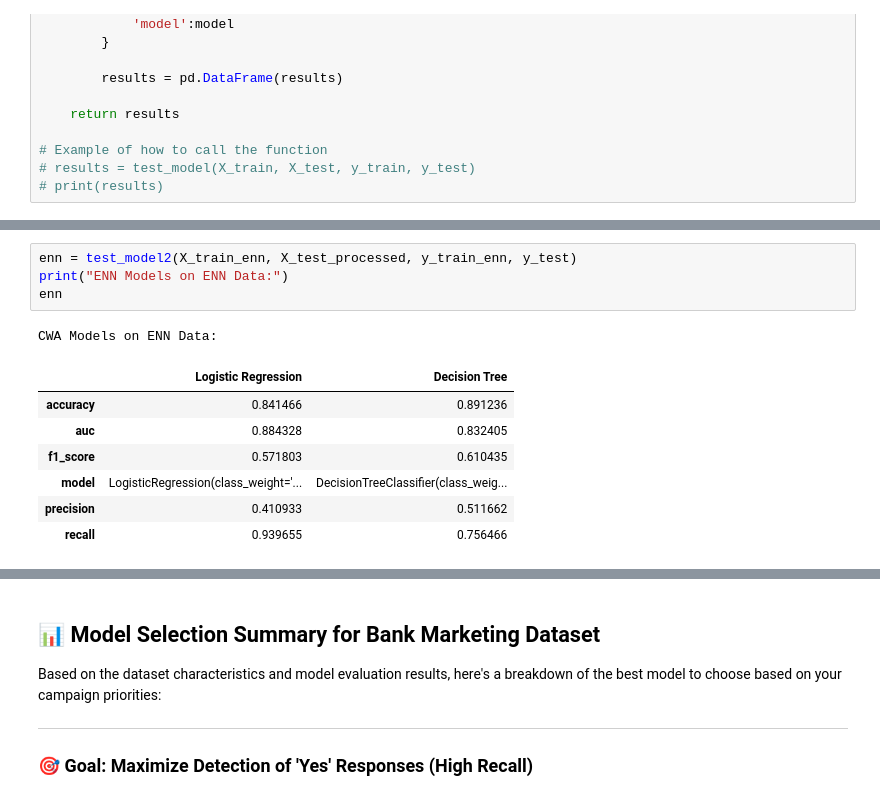
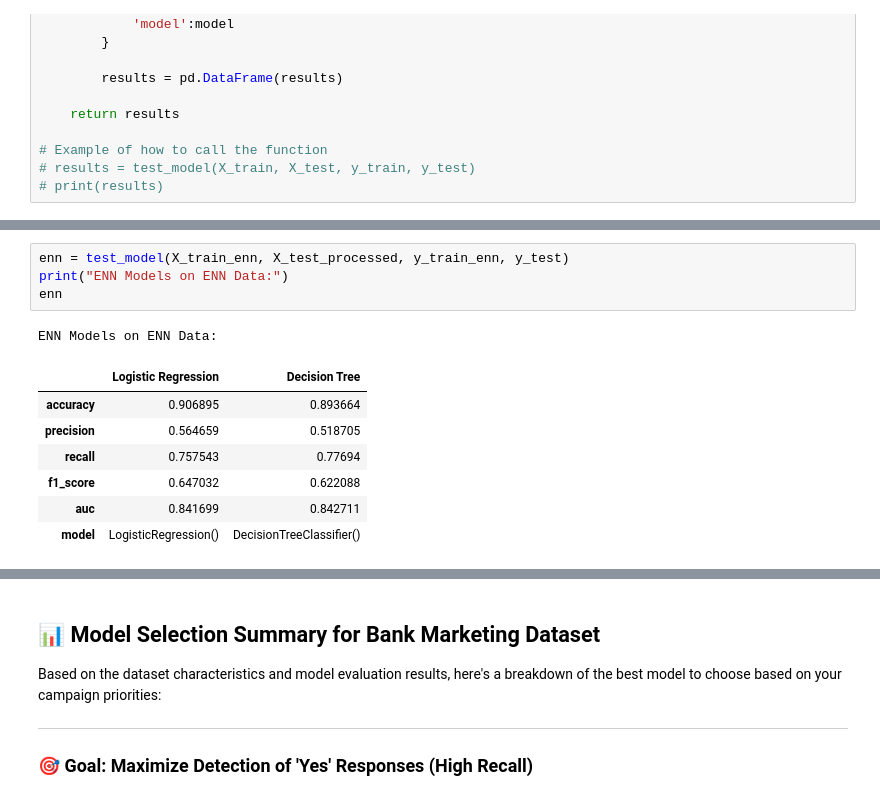
Before and after one commit to hathimazman/MachineLearning_Project2, a Jupyter notebook: Project.ipynb, the cells around one changed output, grey strips where cells are left out. Saved outputs shown, nothing was run; the diff lists cells and outputs as text.

```diff
--- a/Project.ipynb
+++ b/Project.ipynb
@@ -439,15 +439,15 @@ Baseline Models on Tomek Links Data:
 # %%
-enn = test_model2(X_train_enn, X_test_processed, y_train_enn, y_test)
+enn = test_model(X_train_enn, X_test_processed, y_train_enn, y_test)
 print("ENN Models on ENN Data:")
 enn
 # %% [output]
-CWA Models on ENN Data:
+ENN Models on ENN Data:
 |  | Logistic Regression | Decision Tree |
-| accuracy | 0.841466 | 0.891236 |
-| auc | 0.884328 | 0.832405 |
-| f1_score | 0.571803 | 0.610435 |
-| model | LogisticRegression(class_weight='... | DecisionTreeClassifier(class_weig... |
-| precision | 0.410933 | 0.511662 |
-| recall | 0.939655 | 0.756466 |
+| accuracy | 0.906895 | 0.893664 |
+| precision | 0.564659 | 0.518705 |
+| recall | 0.757543 | 0.77694 |
+| f1_score | 0.647032 | 0.622088 |
+| auc | 0.841699 | 0.842711 |
+| model | LogisticRegression() | DecisionTreeClassifier() |
 # %%
 # Combine only RUS, ENN, and Tomek Links results into a single DataFrame
```
Also changed, not shown: parts of 14 cells of this notebook, 1 other file.
